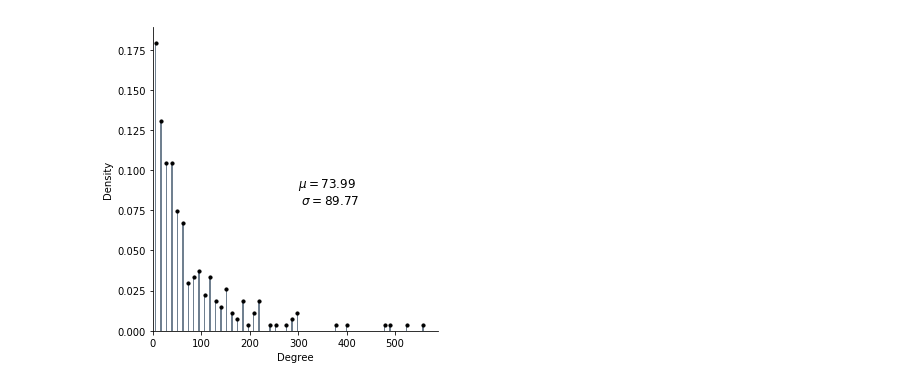
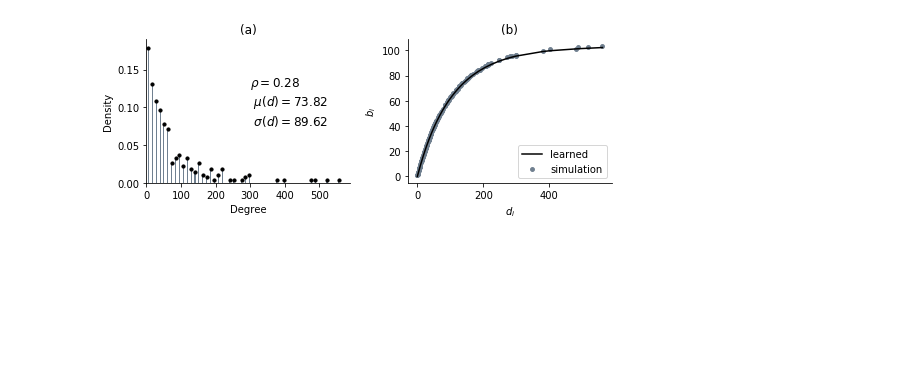
Before and after one commit to PhilChodrow/multigraph_moments, a Jupyter notebook: figs_descriptive.ipynb, the cells around one changed output. Drawn from its saved outputs; the diff is of its cells as text; code cells hidden in the pictures; blank space fills up the shorter version.

Commit message:
add optimization, perform simulation, generate figs

```diff
--- a/figs_descriptive.ipynb
+++ b/figs_descriptive.ipynb
@@ -7,6 +8,7 @@ w = np.loadtxt('throughput/contact-high-school/w.txt')
 x = np.loadtxt('throughput/contact-high-school/x.txt')
 w2 = np.loadtxt('throughput/contact-high-school/w2.txt')
 # %%
-d = w.sum(axis = 0).astype(int)
+d = np.round(w.sum(axis = 0).astype(int))
 b = x.sum(axis = 0)
 n = len(d)
+b_ = opt.compute_b(d)
@@ -158,35 +219,51 @@ plt.savefig('../../Downloads/var_vs_w.png')
 # %%
 X, Y = np.histogram(d, bins = 50)
 X = X/X.sum()
 Y = Y[1:] - (Y[1] - Y[0])/2
 
 Y = Y[X>0]
 X = X[X > 0]
 
-fig = plt.figure(figsize = (5, 5))
-ax = fig.add_subplot(111)
+fig = plt.figure(figsize = (7.5, 3))
+ax = fig.add_subplot(121)
 
 ax.spines['right'].set_visible(False)
 ax.spines['top'].set_visible(False)
 
 ax.bar(Y, X, color = 'slategrey', width = 3)
 ax.scatter(Y, X, color = 'black', zorder=10, s = 10)
-ax.set(ylim = (0, None),
+ax.set(title = '(a)',
+       ylim = (0, None),
        xlim = (0, None),
        xlabel = "Degree",
        ylabel = "Density")
 
 
 
 mu = d.mean()
 sigma = np.sqrt(((d**2).mean() - d.mean()**2))
+density = d.sum() / (n*(n-1))
 
 ax.text(300, .08,
-        r'$\mu = $' + str(round(mu, 2)) + '\n' + r' $\sigma = $' + str(round(sigma,2)),
+        r'$\rho = $' + str(round(density, 2)) + '\n' +  r' $\mu(d) = $' + str(round(mu, 2)) + '\n' + r' $\sigma(d) = $' + str(round(sigma,2)),
         fontsize = 12)
+
+ax2 = fig.add_subplot(122)
+
+
+ax2.scatter(d, b, color = 'slategrey', label = 'simulation', s = 15)
+ax2.plot(np.sort(d), np.sort(b_), color = 'black', label = 'learned', linewidth = linewidth)
+
+ax2.set(xlabel = r'$d_i$',
+        ylabel = r'$b_i$',
+        title = '(b)')
+
+ax2.spines['right'].set_visible(False)
+ax2.spines['top'].set_visible(False)
+ax2.legend(loc = 'lower right')
 
 plt.tight_layout()
 
-plt.savefig('../../Downloads/degree_distribution.png')
+plt.savefig('../../Downloads/degree_distribution.png', dpi=300)
 # %% [output]
-[figure, old version]
+[figure, new version]
```
Also changed, not shown: parts of 10 cells of this notebook, 4 other files.
